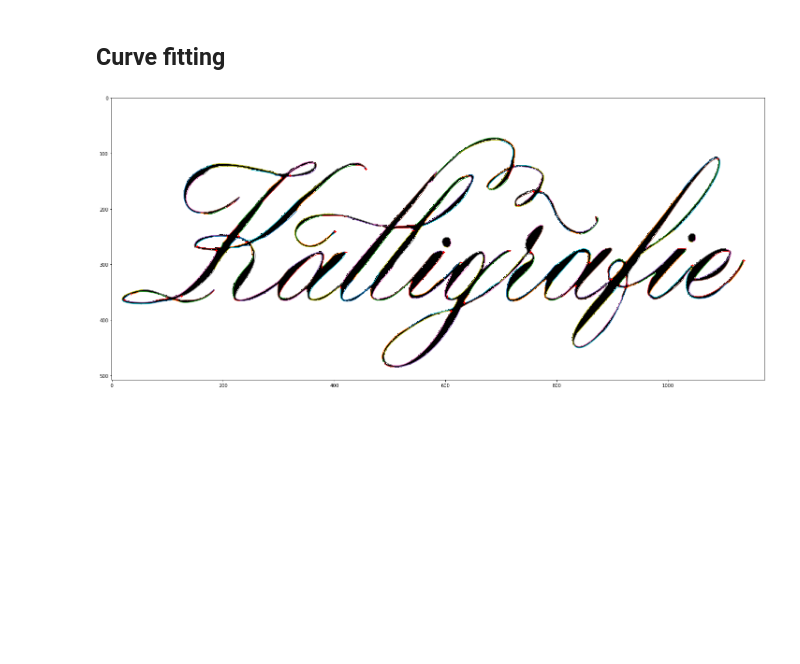
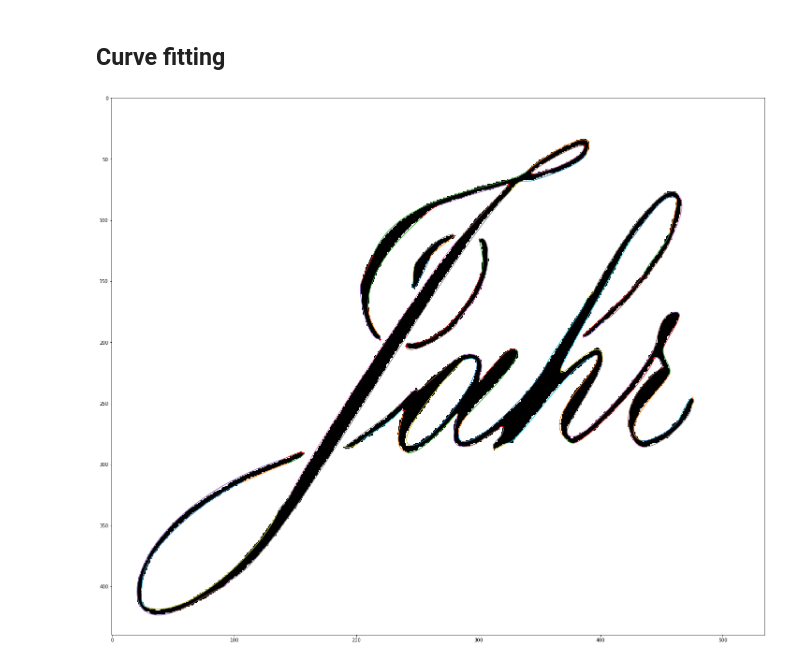
Before and after one commit to wechtits19/calligraphy-vectorization, a Jupyter notebook: reference_vectorization_pipeline.ipynb, the cells around one changed output. Cells and saved outputs as stored; diff of their text form; code cells hidden in the pictures; blank space fills up the shorter version.

```diff
--- a/reference_vectorization_pipeline.ipynb
+++ b/reference_vectorization_pipeline.ipynb
@@ -1,8 +1,11 @@
 # %%
 # Set filenames & co to quickly change file
-filename_scan = 'test-files/kalligrafie.png'
-filename_svg = 'test-files/referenceResult.svg'
-filename_result_figure = 'test-files/referenceResult.png'
+file = 'jahr_400dpi'
+filename_scan = f'test-files/{file}.png'
+filename_svg = f'test-files/{file}.svg'
+# Save final plot or not
+save_final_plot = False
+filename_result_figure = f'test-files/out_{file}.png'
 # %% [markdown]
 ## Import image
 # %%
@@ -333,32 +338,33 @@ for index, contour in enumerate(contours_in_segments):
                     y3=bez[3, 0]
                 )
             else:
                 svg_path += ', {x1},{y1}, {x2},{y2}, {x3},{y3}'.format(
                     x1=bez[1, 1],
                     y1=bez[1, 0],
                     x2=bez[2, 1],
                     y2=bez[2, 0],
                     x3=bez[3, 1],
                     y3=bez[3, 0]
                 )
 
             # Plot the composite Bézier curve
             curve = []
             for t in np.linspace(0, 1, 50):
                 curve.append(bezier.q(bez, t))
             curve = np.stack(curve)
             ax.plot(curve[:, 1], curve[:, 0])
 
     # Append the curve to the overall SVG path string
     path_string += f'{svg_path}Z\n'
 
 # Show the corner points
 ax.plot(corners_corrected[:, 1], corners_corrected[:, 0], 'r+')
 
 # Add path to SVG file and save
 svg.add_path_element(svg_file, path_string)
 svg.save_file(svg_file)
 
-plt.savefig(filename_result_figure, dpi=1200)
+if save_final_plot:
+    plt.savefig(filename_result_figure, dpi=1200)
 # %% [output]
-[figure, old version]
+[figure, new version]
```
Also changed, not shown: parts of 7 cells of this notebook, 1 other file.
